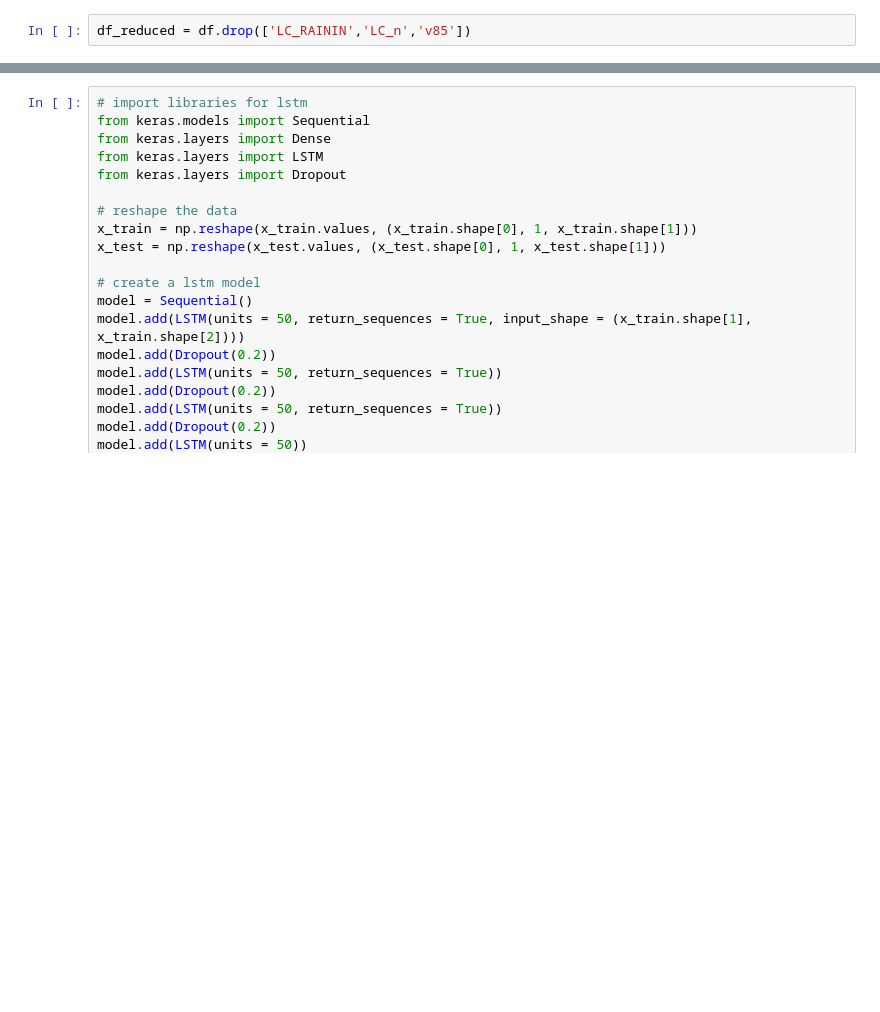
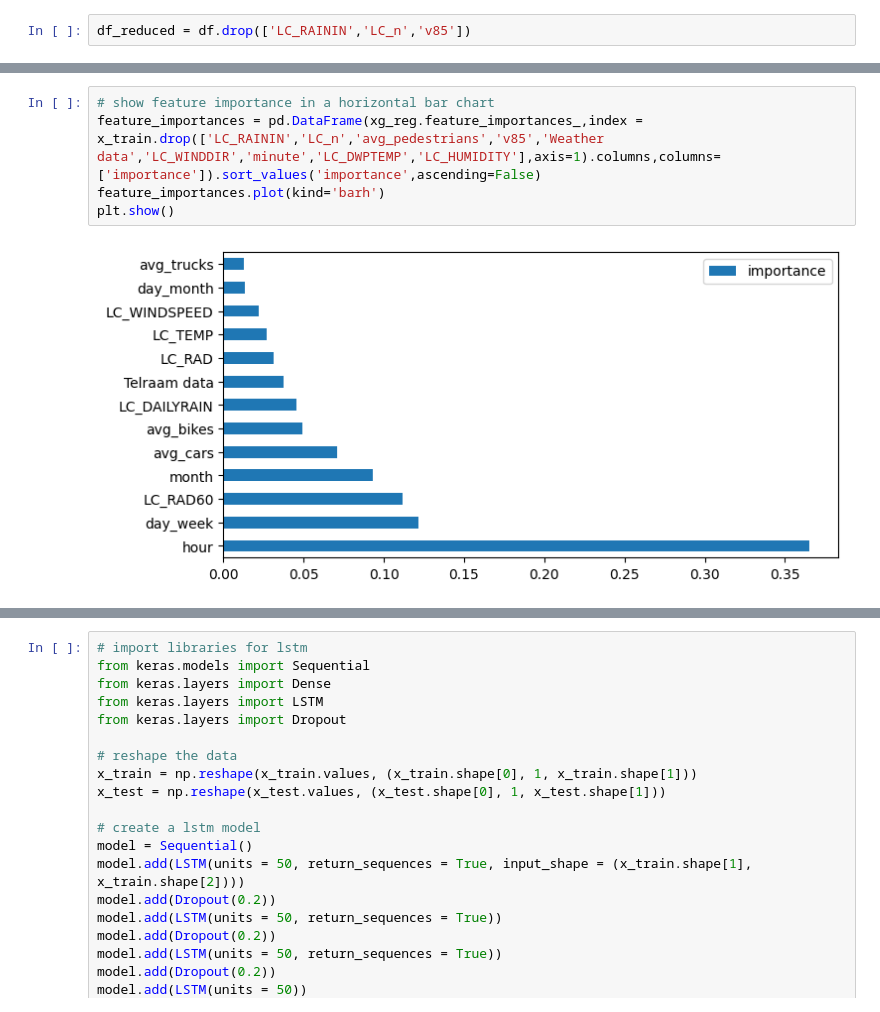
Before and after one commit to vavald/MDA_Switzerland, a Jupyter notebook: Valentin/Prediction_Models.ipynb, the cells around one changed output, grey strips where cells are left out. Saved outputs shown, nothing was run; the diff lists cells and outputs as text; blank space fills up the shorter version.

```diff
--- a/Valentin/Prediction_Models.ipynb
+++ b/Valentin/Prediction_Models.ipynb
@@ -219,0 +215,7 @@ plt.show()
+# %%
+# show feature importance in a horizontal bar chart
+feature_importances = pd.DataFrame(xg_reg.feature_importances_,index = x_train.drop(['LC_RAININ','LC_n','avg_pedestrians','v85','Weather data','LC_WINDDIR','minute','LC_DWPTEMP','LC_HUMIDITY'],axis=1).columns,columns=['importance']).sort_values('importance',ascending=False)
+feature_importances.plot(kind='barh')
+plt.show()
+# %% [output]
+[figure, added]
```
Also changed, not shown: parts of 26 cells of this notebook, 1 other file.
